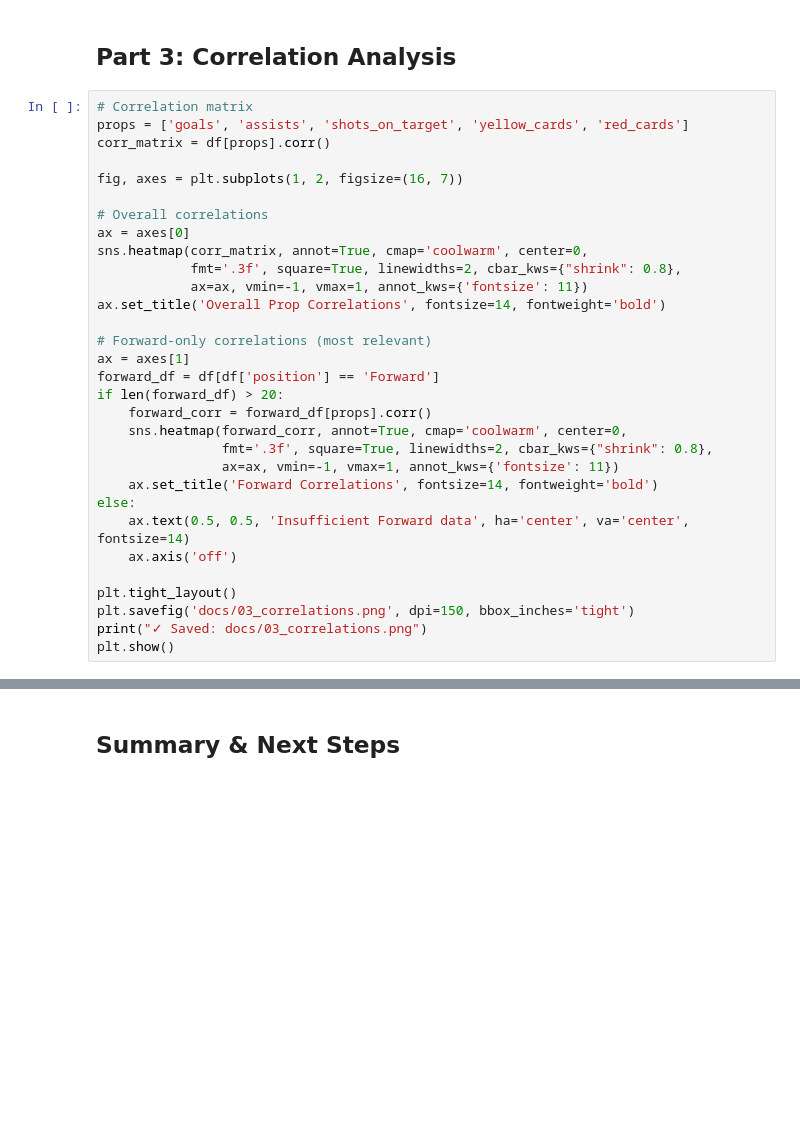
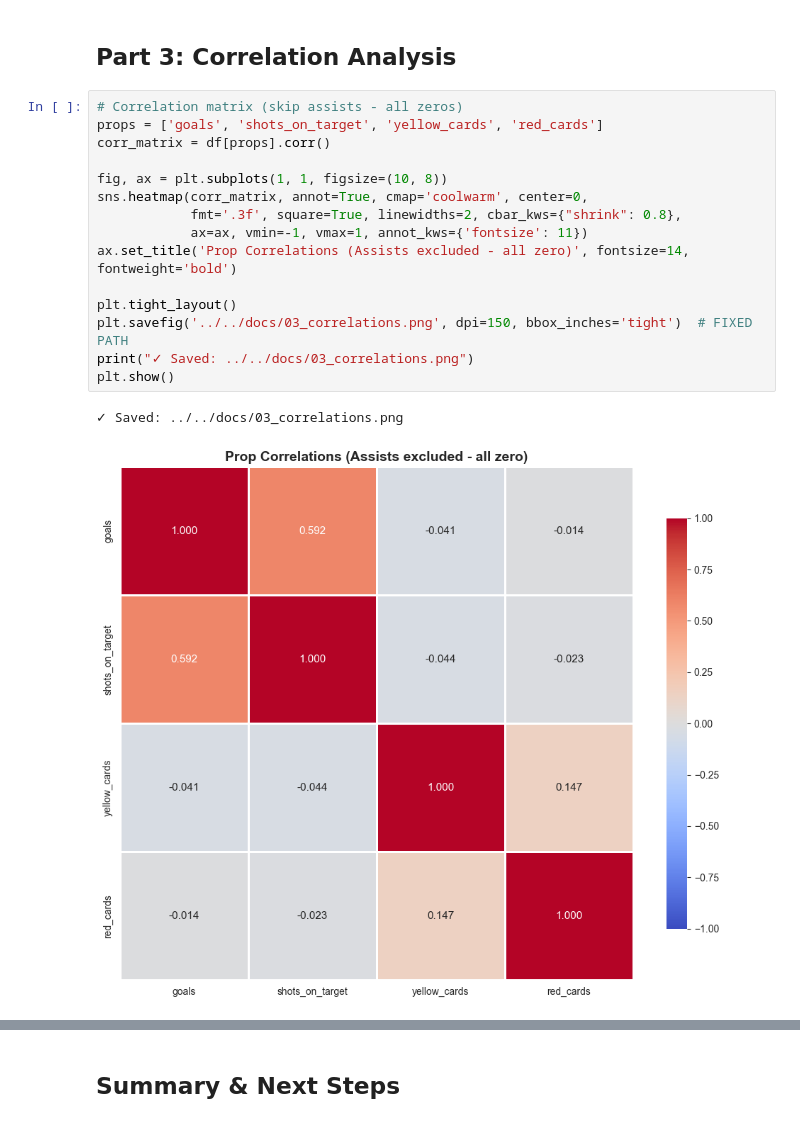
Before and after one commit to MC6527medhansh/player-prop-gnn, a Jupyter notebook: player-prop-gnn/notebooks/exploration/01_eda_complete.ipynb, the cells around one changed output, grey strips where cells are left out. Cells and saved outputs as stored; diff of their text form; blank space fills up the shorter version.

```diff
--- a/player-prop-gnn/notebooks/exploration/01_eda_complete.ipynb
+++ b/player-prop-gnn/notebooks/exploration/01_eda_complete.ipynb
@@ -256,36 +259,23 @@ for pos in positions:
 # %% [markdown]
 ## Part 3: Correlation Analysis
 # %%
-# Correlation matrix
-props = ['goals', 'assists', 'shots_on_target', 'yellow_cards', 'red_cards']
+# Correlation matrix (skip assists - all zeros)
+props = ['goals', 'shots_on_target', 'yellow_cards', 'red_cards']
 corr_matrix = df[props].corr()
 
-fig, axes = plt.subplots(1, 2, figsize=(16, 7))
-
-# Overall correlations
-ax = axes[0]
+fig, ax = plt.subplots(1, 1, figsize=(10, 8))
 sns.heatmap(corr_matrix, annot=True, cmap='coolwarm', center=0,
             fmt='.3f', square=True, linewidths=2, cbar_kws={"shrink": 0.8},
             ax=ax, vmin=-1, vmax=1, annot_kws={'fontsize': 11})
-ax.set_title('Overall Prop Correlations', fontsize=14, fontweight='bold')
-
-# Forward-only correlations (most relevant)
-ax = axes[1]
-forward_df = df[df['position'] == 'Forward']
-if len(forward_df) > 20:
-    forward_corr = forward_df[props].corr()
-    sns.heatmap(forward_corr, annot=True, cmap='coolwarm', center=0,
-                fmt='.3f', square=True, linewidths=2, cbar_kws={"shrink": 0.8},
-                ax=ax, vmin=-1, vmax=1, annot_kws={'fontsize': 11})
-    ax.set_title('Forward Correlations', fontsize=14, fontweight='bold')
-else:
-    ax.text(0.5, 0.5, 'Insufficient Forward data', ha='center', va='center', fontsize=14)
-    ax.axis('off')
+ax.set_title('Prop Correlations (Assists excluded - all zero)', fontsize=14, fontweight='bold')
 
 plt.tight_layout()
-plt.savefig('docs/03_correlations.png', dpi=150, bbox_inches='tight')
-print("✓ Saved: docs/03_correlations.png")
+plt.savefig('../../docs/03_correlations.png', dpi=150, bbox_inches='tight')  # FIXED PATH
+print("✓ Saved: ../../docs/03_correlations.png")
 plt.show()
+# %% [output]
+✓ Saved: ../../docs/03_correlations.png
+[figure, added]
 # %%
 # Key correlations
 print("="*70)
```
Also changed, not shown: parts of 17 cells of this notebook, 7 other files.
